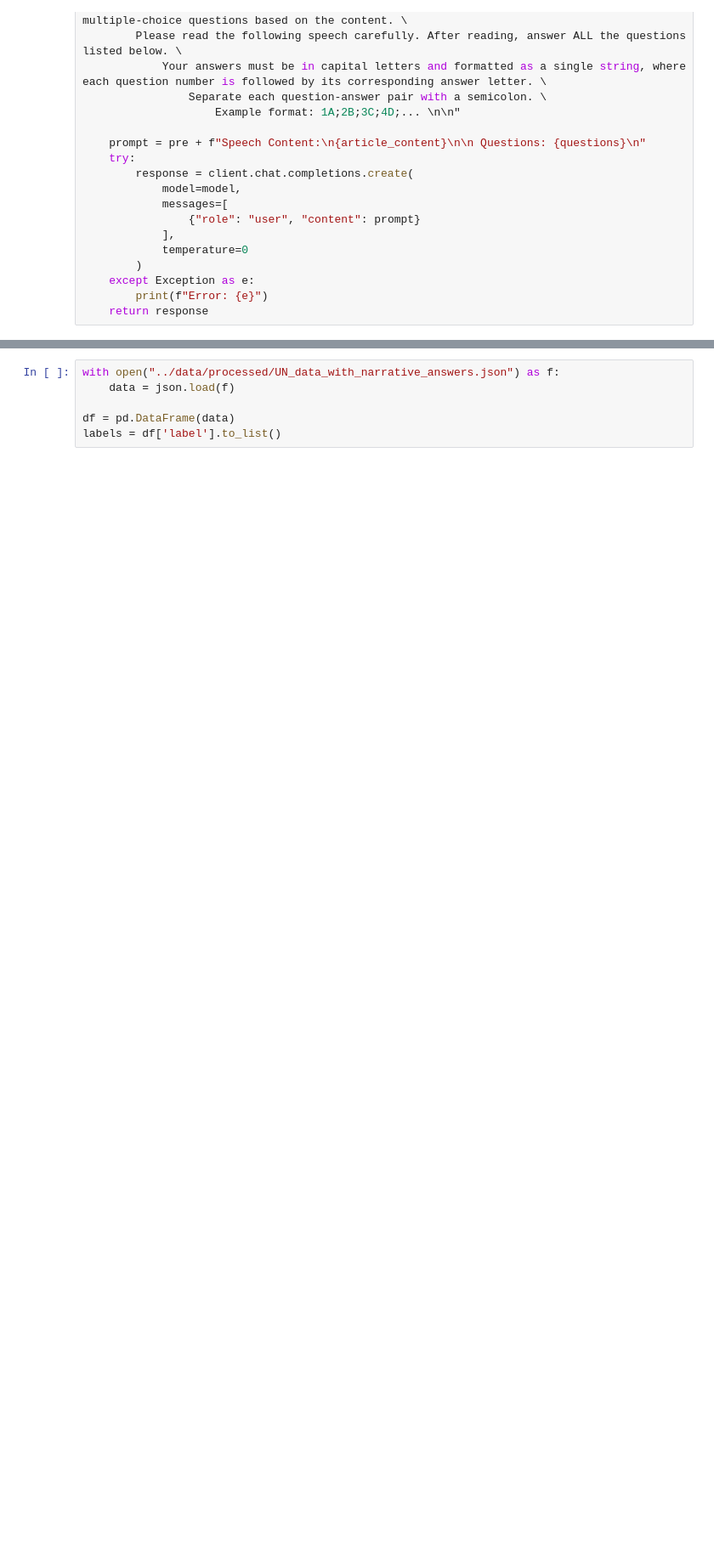
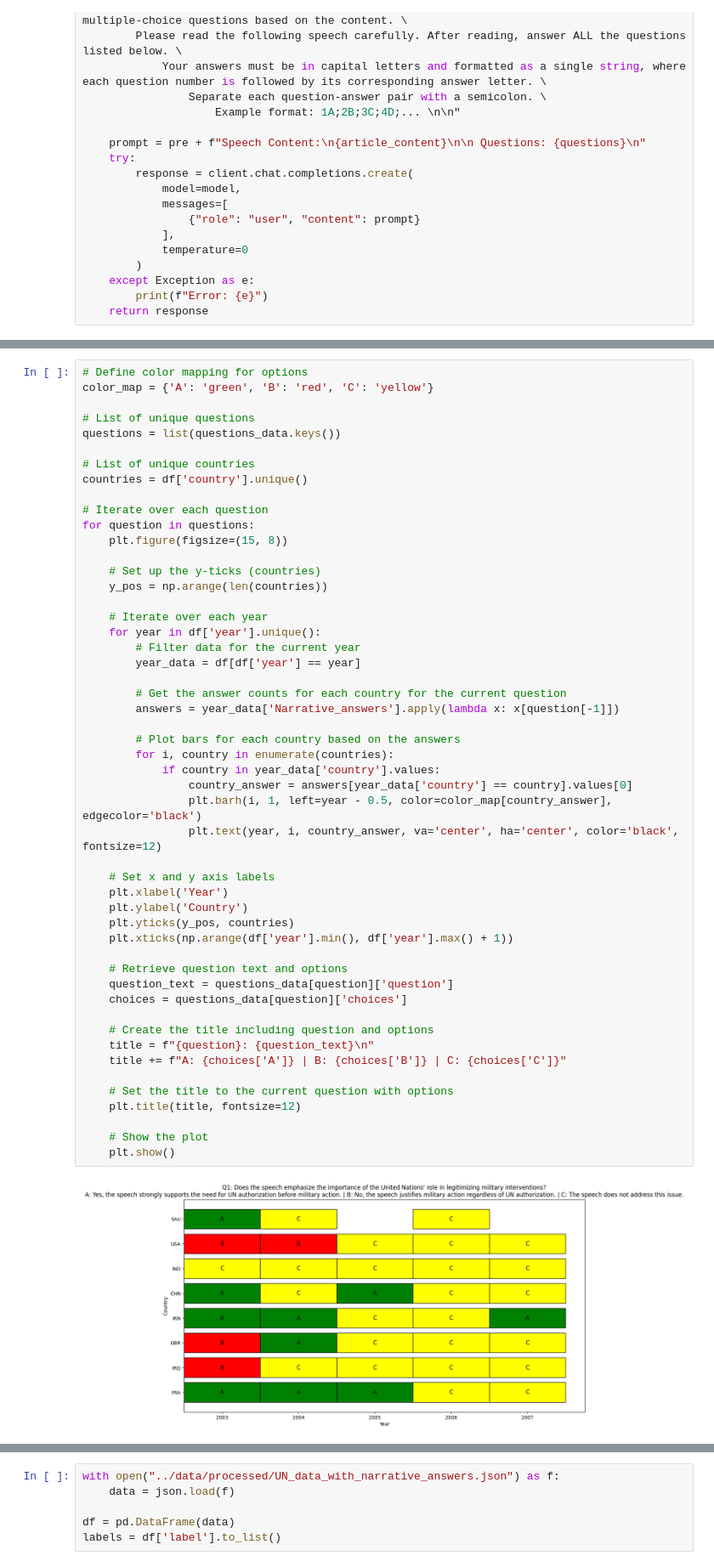
Before and after one commit to ritu1412/UN_debate, a Jupyter notebook: Code/llm_narrative.ipynb, the cells around one changed output, grey strips where cells are left out. Shown at 85% size. Drawn from its saved outputs; the diff is of its cells as text; blank space fills up the shorter version.

```diff
--- a/Code/llm_narrative.ipynb
+++ b/Code/llm_narrative.ipynb
@@ -240,0 +241,53 @@ for question in questions:
+# %%
+# Define color mapping for options
+color_map = {'A': 'green', 'B': 'red', 'C': 'yellow'}
+
+# List of unique questions
+questions = list(questions_data.keys())
+
+# List of unique countries
+countries = df['country'].unique()
+
+# Iterate over each question
+for question in questions:
+    plt.figure(figsize=(15, 8))
+
+    # Set up the y-ticks (countries)
+    y_pos = np.arange(len(countries))
+
+    # Iterate over each year
+    for year in df['year'].unique():
+        # Filter data for the current year
+        year_data = df[df['year'] == year]
+
+        # Get the answer counts for each country for the current question
+        answers = year_data['Narrative_answers'].apply(lambda x: x[question[-1]])
+
+        # Plot bars for each country based on the answers
+        for i, country in enumerate(countries):
+            if country in year_data['country'].values:
+                country_answer = answers[year_data['country'] == country].values[0]
+                plt.barh(i, 1, left=year - 0.5, color=color_map[country_answer], edgecolor='black')
+                plt.text(year, i, country_answer, va='center', ha='center', color='black', fontsize=12)
+
+    # Set x and y axis labels
+    plt.xlabel('Year')
+    plt.ylabel('Country')
+    plt.yticks(y_pos, countries)
+    plt.xticks(np.arange(df['year'].min(), df['year'].max() + 1))
+
+    # Retrieve question text and options
+    question_text = questions_data[question]['question']
+    choices = questions_data[question]['choices']
+
+    # Create the title including question and options
+    title = f"{question}: {question_text}\n"
+    title += f"A: {choices['A']} | B: {choices['B']} | C: {choices['C']}"
+
+    # Set the title to the current question with options
+    plt.title(title, fontsize=12)
+
+    # Show the plot
+    plt.show()
+# %% [output]
+[figure, added]
```
Also changed, not shown: parts of 12 cells of this notebook, 7 other files.
